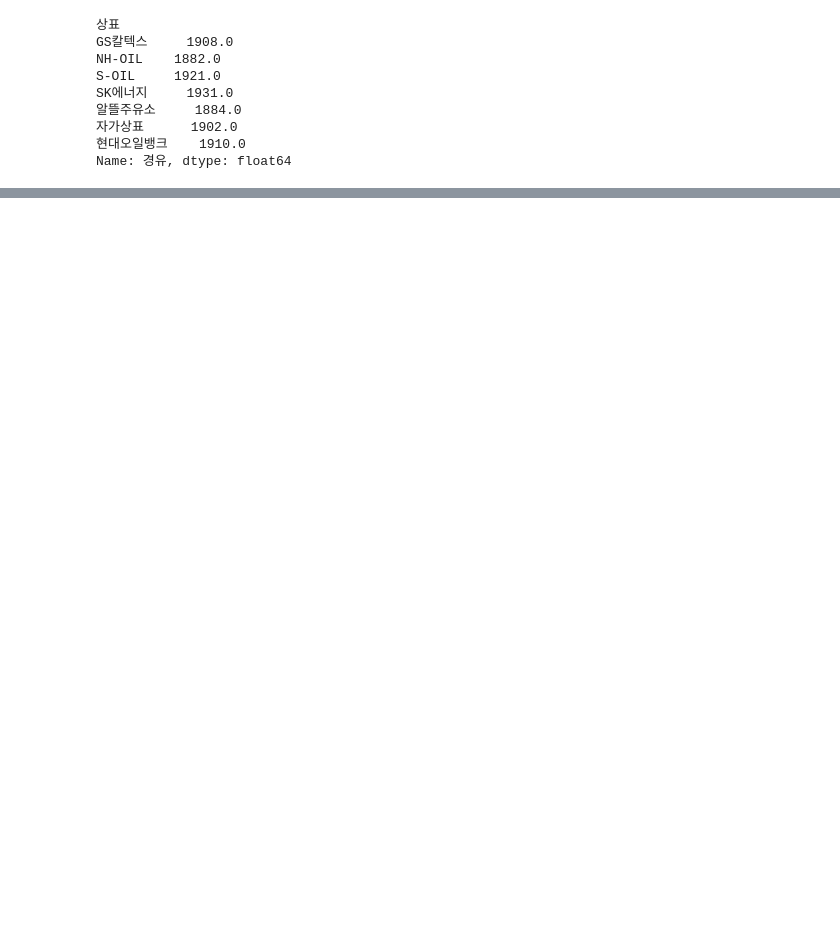
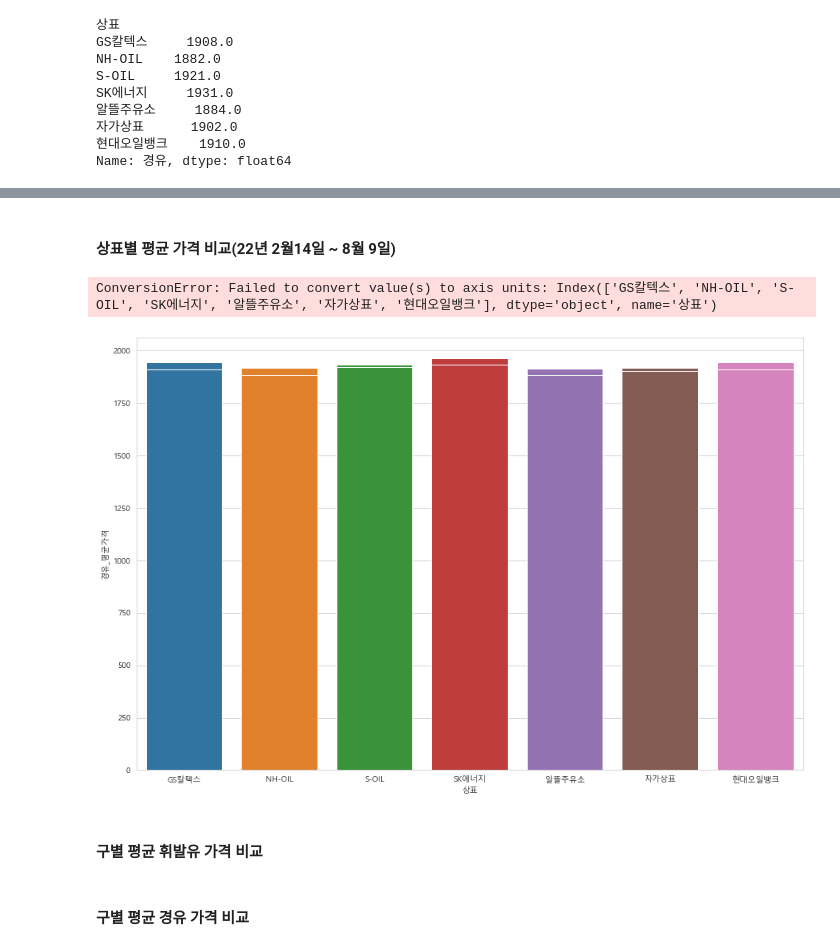
Before and after one commit to certainly-I/Busan-Oil-Price-Analysis, a Jupyter notebook: 주유소_전처리.ipynb, the cells around one changed output, grey strips where cells are left out. Cells and saved outputs as stored; diff of their text form; code cells hidden in the pictures; blank space fills up the shorter version.

```diff
--- a/주유소_전처리.ipynb
+++ b/주유소_전처리.ipynb
@@ -327,3 +342,7 @@ SK에너지     1931.0
 자가상표      1902.0
 현대오일뱅크    1910.0
 Name: 경유, dtype: float64
+# %%
+#DataFrame 형식으로 변경
+brand_avg_diesel = pd.DataFrame(brand_avg_diesel)
+brand_avg_diesel
@@ -330,3 +359,7 @@ Name: 경유, dtype: float64
 # %%
-#컬럼명 추가
-brand_avg_diesel.columns = ["상표명", "평균가격"]
+#컬럼명 변경
+brand_avg_diesel.rename(columns={"경유" : "경유_평균가격"}, inplace=True)
+# %%
+#데이터 병합
+all_brand_avg_price = pd.merge(brand_avg_gasolin, brand_avg_diesel, how="inner", left_index=True, right_index=True)
+all_brand_avg_price
@@ -332,0 +376,29 @@ brand_avg_diesel.columns = ["상표명", "평균가격"]
+# %%
+#시각화를 위해 평균가격 데이터 타입을 float에서 int로 변경
+all_brand_avg_price = all_brand_avg_price.astype("int")
+# %% [markdown]
+#### 상표별 평균 가격 비교(22년 2월14일 ~ 8월 9일)
+# %%
+ax1 = all_brand_avg_price.index
+ax2 = all_brand_avg_price.휘발유_평균가격
+ax3 = all_brand_avg_price.경유_평균가격
+ax4 = all_brand_avg_price.columns
+#nrow = all_brand_avg_price.shape[0]
+#ax1 = np.arange(nrow)
+
+
+plt.figure(figsize=(15,10))
+sns.barplot(data=all_brand_avg_price, x=ax1, y=ax2)
+sns.barplot(data=all_brand_avg_price, x=ax1, y=ax3)
+plt.xticks(ax1, all_brand_avg_price.index, fontsize=15)
+plt.yticks(np.arange(1500,2200, 25), fontsize=15)
+plt.legend()
+
+plt.show()
+# %% [output]
+ConversionError: Failed to convert value(s) to axis units: Index(['GS칼텍스', 'NH-OIL', 'S-OIL', 'SK에너지', '알뜰주유소', '자가상표', '현대오일뱅크'], dtype='object', name='상표')
+[figure, added]
+# %% [markdown]
+#### 구별 평균 휘발유 가격 비교
+# %% [markdown]
+#### 구별 평균 경유 가격 비교
```
Also changed, not shown: parts of 7 cells of this notebook.
